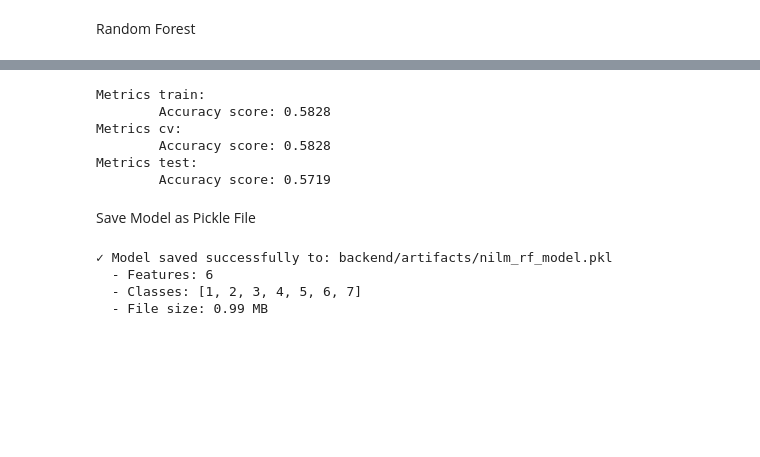
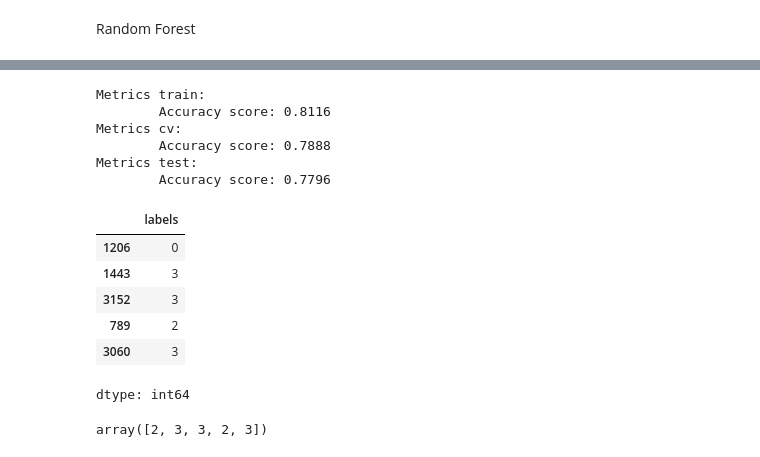
Before and after one commit to ramishka-devx/nivra-power, a Jupyter notebook: NILM_RF.ipynb, the cells around one changed output, grey strips where cells are left out. Cells and saved outputs as stored; diff of their text form; code cells hidden in the pictures; blank space fills up the shorter version.

```diff
--- a/NILM_RF.ipynb
+++ b/NILM_RF.ipynb
@@ -195,7 +189,7 @@ plt.legend()
 # %%
 #Random Forest Model
 
-Random_forest_model = RandomForestClassifier(n_estimators=300,max_depth=5,min_samples_split=200).fit(x_train,y_train)
+Random_forest_model = RandomForestClassifier(n_estimators=20,max_depth=6,min_samples_split=35).fit(x_train,y_train)
 
 print(f"""Metrics train:
 	Accuracy score: {accuracy_score(Random_forest_model.predict(x_train),y_train):.4f}
@@ -205,39 +199,22 @@ Metrics test:
 	Accuracy score: {accuracy_score(Random_forest_model.predict(x_test),y_test):.4f}""")
 # %% [output]
 Metrics train:
-        Accuracy score: 0.5828
+        Accuracy score: 0.8116
 Metrics cv:
-        Accuracy score: 0.5828
+        Accuracy score: 0.7888
 Metrics test:
-        Accuracy score: 0.5719
+        Accuracy score: 0.7796
-# %% [markdown]
-Save Model as Pickle File
-# %%
-import pickle
-import os
-
-# Create artifacts directory if it doesn't exist
-os.makedirs('backend/artifacts', exist_ok=True)
-
-# Prepare the model artifact bundle
-artifact = {
-    'model': Random_forest_model,
-    'feature_columns': x_train.columns.tolist(),
-    'class_labels': Random_forest_model.classes_.tolist(),
-    'random_state': RANDOM_STATE
-}
-
-# Save as pickle file
-pickle_path = 'backend/artifacts/nilm_rf_model.pkl'
-with open(pickle_path, 'wb') as f:
-    pickle.dump(artifact, f)
-
-print(f"✓ Model saved successfully to: {pickle_path}")
-print(f"  - Features: {len(artifact['feature_columns'])}")
-print(f"  - Classes: {artifact['class_labels']}")
-print(f"  - File size: {os.path.getsize(pickle_path) / (1024*1024):.2f} MB")
-# %% [output]
-✓ Model saved successfully to: backend/artifacts/nilm_rf_model.pkl
-  - Features: 6
-  - Classes: [1, 2, 3, 4, 5, 6, 7]
-  - File size: 0.99 MB
+# %%
+y_cv.head()
+# %% [output]
+|  | labels |
+| 1206 | 0 |
+| 1443 | 3 |
+| 3152 | 3 |
+| 789 | 2 |
+| 3060 | 3 |
+dtype: int64
+# %%
+Random_forest_model.predict(x_cv[:5])
+# %% [output]
+array([2, 3, 3, 2, 3])
```
Also changed, not shown: parts of 13 cells of this notebook, 4 other files.
